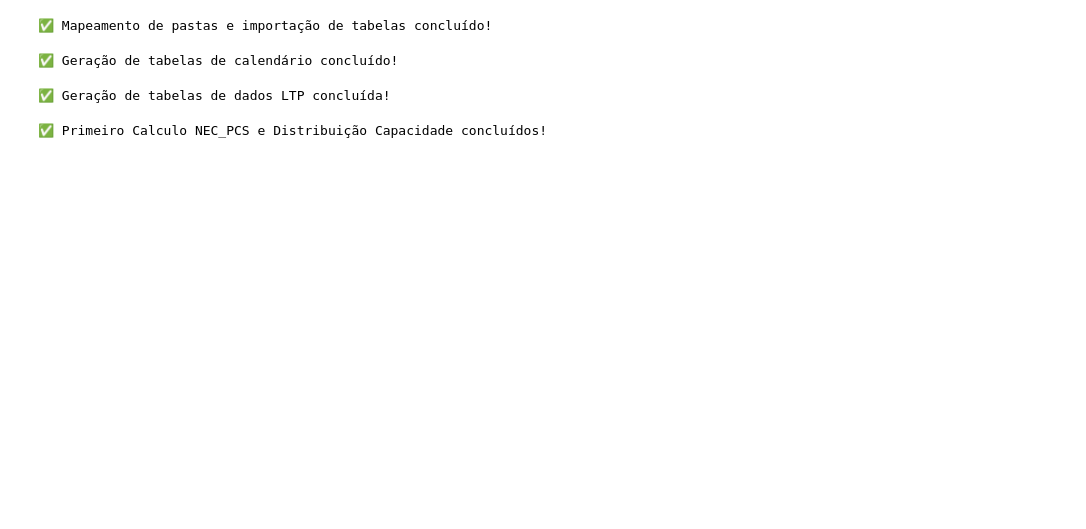
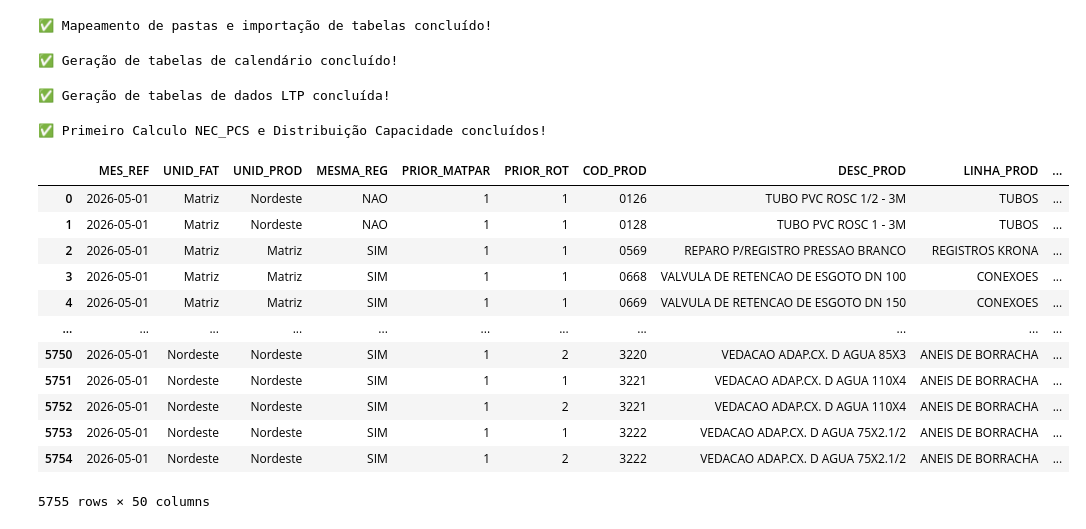
Before and after one commit to OtavioBedin/LTP, a Jupyter notebook: 00_SCRIPTS/01_PROCESSAR_LTP.ipynb, the cells around one changed output. Drawn from its saved outputs; the diff is of its cells as text; code cells hidden in the pictures; blank space fills up the shorter version.

```diff
--- a/00_SCRIPTS/01_PROCESSAR_LTP.ipynb
+++ b/00_SCRIPTS/01_PROCESSAR_LTP.ipynb
@@ -396,6 +395,16 @@ bd_calend_rec = pd.read_excel(pasta_input / 'calend_recursos.xlsx', sheet_name='
 
 # Inserindo coluna PER_TURNO no calendário de recursos
 bd_calend_rec['PER_TURNO'] = bd_calend_rec['turno_maq'] / 3
+
+# Padronizando tipos das chaves antes do merge
+bd_rot['mes_ref'] = pd.to_datetime(bd_rot['mes_ref'])
+bd_calend_rec['mes_ref'] = pd.to_datetime(bd_calend_rec['mes_ref'])
+
+bd_rot['empresa'] = bd_rot['empresa'].astype(str).str.strip()
+bd_calend_rec['unidade'] = bd_calend_rec['unidade'].astype(str).str.strip()
+
+bd_rot['alocacao_recurso'] = bd_rot['alocacao_recurso'].astype(str).str.strip()
+bd_calend_rec['maq'] = bd_calend_rec['maq'].astype(str).str.strip()
 
 # Inserindo colunas do calendário de recursos na bd_rot
 bd_rot = bd_rot.merge(
@@ -691,7 +700,7 @@ bd_rot['ID_PROD_UNID_FAT_ANT'] = (
 # Classificação antiga
 # bd_rot = bd_rot.sort_values(by=['MES_REF', 'UNID_FAT', 'COD_PROD', 'PRIOR_MATPAR', 'PRIOR_ROT', 'TIPO_PROD']).reset_index(drop=True)
 
-# Classificação nova
+# Classificação NOVA para formação do IND
 bd_rot = bd_rot.sort_values(by=['MES_REF', 'TIPO_PROD', 'UNID_FAT', 'COD_PROD', 'PRIOR_MATPAR', 'PRIOR_ROT']).reset_index(drop=True)
 bd_rot['IND'] = range(1, len(bd_rot) + 1)
 
@@ -925,23 +934,6 @@ bd_LTP_NEC[colunas_preencher] = bd_LTP_NEC[colunas_preencher].fillna(0).astype(f
 # Filtrar bd_LTP_NEC pelo campo MAT_PAR_prioridade > 0
 bd_LTP_NEC = bd_LTP_NEC[bd_LTP_NEC['PRIOR_MATPAR'] > 0].reset_index(drop=True)
 
-#*****************************************# ID_PRI_PRIORI #*****************************************
-# Criar a tabela bd_Primeiro_Roteiro_MAT_PAR com os campos ID_PROD_UNID_FAT, PRIOR_MATPAR e PRIOR_ROT, eliminando as duplicatas
-bd_Primeiro_Roteiro_MAT_PAR = bd_LTP_NEC[['ID_PROD_UNID_FAT', 'PRIOR_MATPAR', 'PRIOR_ROT']]
-bd_Primeiro_Roteiro_MAT_PAR = bd_Primeiro_Roteiro_MAT_PAR.sort_values(
-    by=['ID_PROD_UNID_FAT', 'PRIOR_MATPAR', 'PRIOR_ROT'],
-    ascending=[True, True, True]
-).reset_index(drop=True)
-bd_Primeiro_Roteiro_MAT_PAR = bd_Primeiro_Roteiro_MAT_PAR.drop_duplicates(subset='ID_PROD_UNID_FAT', keep='first').reset_index(drop=True)
-
-# Criar a coluna ID_PRI_PRIORI fazendo o merge entre bd_LTP_NEC e bd_Primeiro_Roteiro_MAT_PAR para trazer dados a coluna ID_PROD_UNID_FAT
-bd_LTP_NEC = bd_LTP_NEC.merge(
-    bd_Primeiro_Roteiro_MAT_PAR[['ID_PROD_UNID_FAT', 'PRIOR_MATPAR', 'PRIOR_ROT']].rename(columns={'ID_PROD_UNID_FAT': 'ID_PRI_PRIORI'}),
-    how='left',
-    left_on=['ID_PROD_UNID_FAT', 'PRIOR_MATPAR', 'PRIOR_ROT'],
-    right_on=['ID_PRI_PRIORI', 'PRIOR_MATPAR', 'PRIOR_ROT']
-)
-
 bd_LTP_NEC = bd_LTP_NEC.sort_values(['IND']).reset_index(drop=True)
 
 # Zerar valores campo SALDO_PREV_PROX_MES_PCS, considerando se MESMA_REG for igual a "SIM", manter valor, se MESMA_REG for "NAO", zerar o valor
@@ -1089,3 +1081,19 @@ if bd_LTP_NEC['IND'].duplicated().any():
     inds_duplicados = bd_LTP_NEC[bd_LTP_NEC['IND'].duplicated()]['IND'].unique()
     print(f"⚠️ Atenção: IND duplicados encontrados! IND's repetidos: {inds_duplicados}")
     raise ValueError("IND duplicados encontrados. Verifique os dados antes de continuar.")
+# %%
+bd_LTP_NEC
+# %% [output]
+|  | MES_REF | UNID_FAT | UNID_PROD | MESMA_REG | PRIOR_MATPAR | PRIOR_ROT | COD_PROD | DESC_PROD | LINHA_PROD | ... |
+| 0 | 2026-05-01 | Matriz | Nordeste | NAO | 1 | 1 | 0126 | TUBO PVC ROSC 1/2 - 3M | TUBOS | ... |
+| 1 | 2026-05-01 | Matriz | Nordeste | NAO | 1 | 1 | 0128 | TUBO PVC ROSC 1 - 3M | TUBOS | ... |
+| 2 | 2026-05-01 | Matriz | Matriz | SIM | 1 | 1 | 0569 | REPARO P/REGISTRO PRESSAO BRANCO | REGISTROS KRONA | ... |
+| 3 | 2026-05-01 | Matriz | Matriz | SIM | 1 | 1 | 0668 | VALVULA DE RETENCAO DE ESGOTO DN 100 | CONEXOES | ... |
+| 4 | 2026-05-01 | Matriz | Matriz | SIM | 1 | 1 | 0669 | VALVULA DE RETENCAO DE ESGOTO DN 150 | CONEXOES | ... |
+| ... | ... | ... | ... | ... | ... | ... | ... | ... | ... | ... |
+| 5750 | 2026-05-01 | Nordeste | Nordeste | SIM | 1 | 2 | 3220 | VEDACAO ADAP.CX. D AGUA 85X3 | ANEIS DE BORRACHA | ... |
+| 5751 | 2026-05-01 | Nordeste | Nordeste | SIM | 1 | 1 | 3221 | VEDACAO ADAP.CX. D AGUA 110X4 | ANEIS DE BORRACHA | ... |
+| 5752 | 2026-05-01 | Nordeste | Nordeste | SIM | 1 | 2 | 3221 | VEDACAO ADAP.CX. D AGUA 110X4 | ANEIS DE BORRACHA | ... |
+| 5753 | 2026-05-01 | Nordeste | Nordeste | SIM | 1 | 1 | 3222 | VEDACAO ADAP.CX. D AGUA 75X2.1/2 | ANEIS DE BORRACHA | ... |
+| 5754 | 2026-05-01 | Nordeste | Nordeste | SIM | 1 | 2 | 3222 | VEDACAO ADAP.CX. D AGUA 75X2.1/2 | ANEIS DE BORRACHA | ... |
+5755 rows × 50 columns
```
Also changed, not shown: parts of 7 cells of this notebook, 4 other files.
